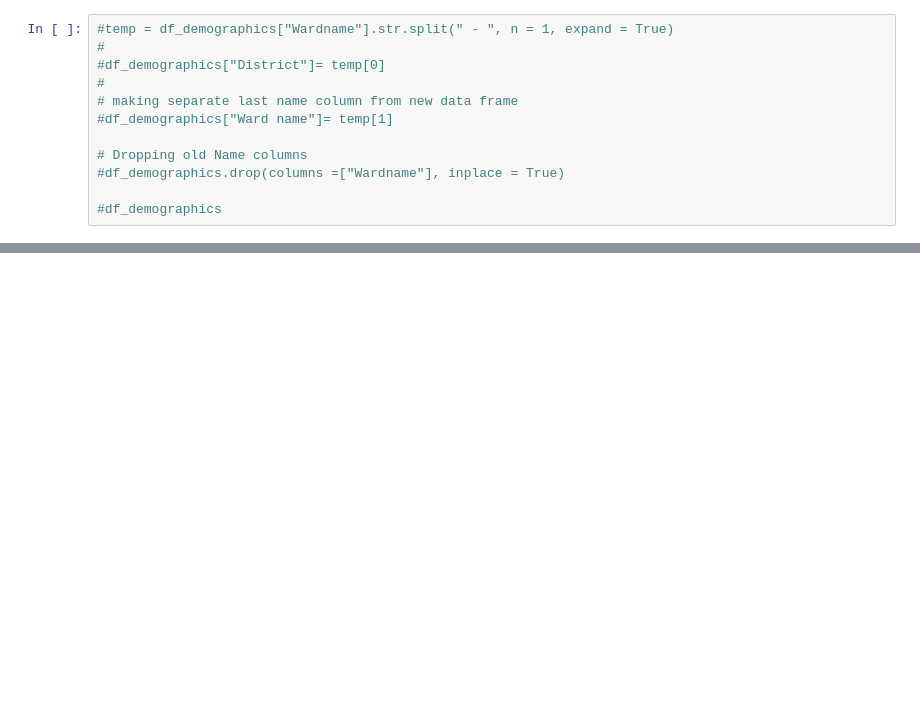
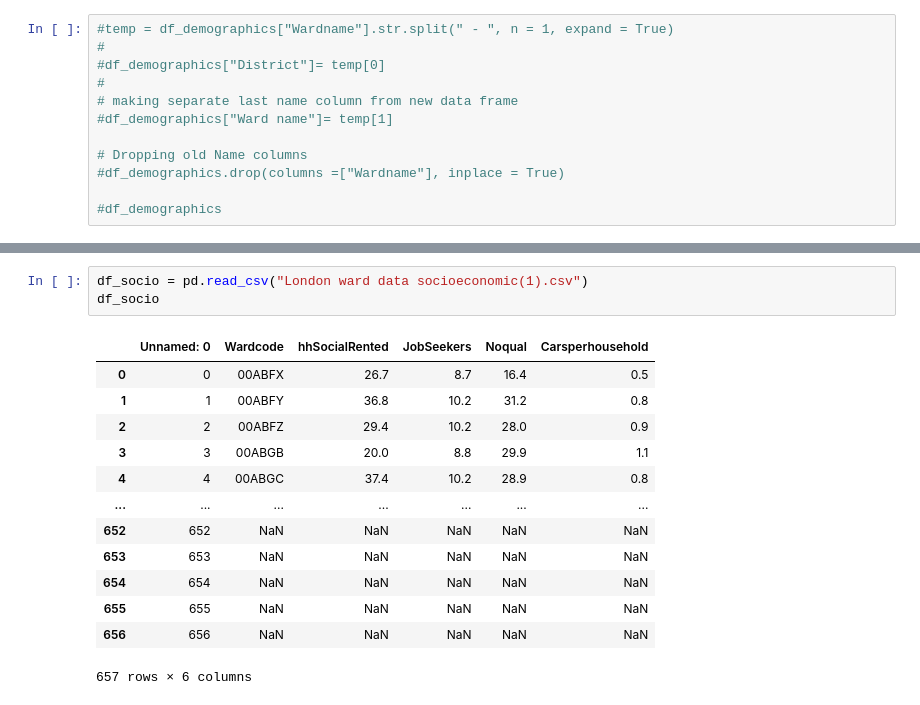
Before and after one commit to nindakhoirunnisa/W8, a Jupyter notebook: Data cleaning.ipynb, the cells around one changed output, grey strips where cells are left out. Drawn from its saved outputs; the diff is of its cells as text; blank space fills up the shorter version.

```diff
--- a/Data cleaning.ipynb
+++ b/Data cleaning.ipynb
@@ -244,0 +279,17 @@ info
+# %%
+df_socio = pd.read_csv("London ward data socioeconomic(1).csv")
+df_socio
+# %% [output]
+|  | Unnamed: 0 | Wardcode | hhSocialRented | JobSeekers | Noqual | Carsperhousehold |
+| 0 | 0 | 00ABFX | 26.7 | 8.7 | 16.4 | 0.5 |
+| 1 | 1 | 00ABFY | 36.8 | 10.2 | 31.2 | 0.8 |
+| 2 | 2 | 00ABFZ | 29.4 | 10.2 | 28.0 | 0.9 |
+| 3 | 3 | 00ABGB | 20.0 | 8.8 | 29.9 | 1.1 |
+| 4 | 4 | 00ABGC | 37.4 | 10.2 | 28.9 | 0.8 |
+| ... | ... | ... | ... | ... | ... | ... |
+| 652 | 652 | NaN | NaN | NaN | NaN | NaN |
+| 653 | 653 | NaN | NaN | NaN | NaN | NaN |
+| 654 | 654 | NaN | NaN | NaN | NaN | NaN |
+| 655 | 655 | NaN | NaN | NaN | NaN | NaN |
+| 656 | 656 | NaN | NaN | NaN | NaN | NaN |
+657 rows × 6 columns
```
Also changed, not shown: parts of 8 cells of this notebook.
